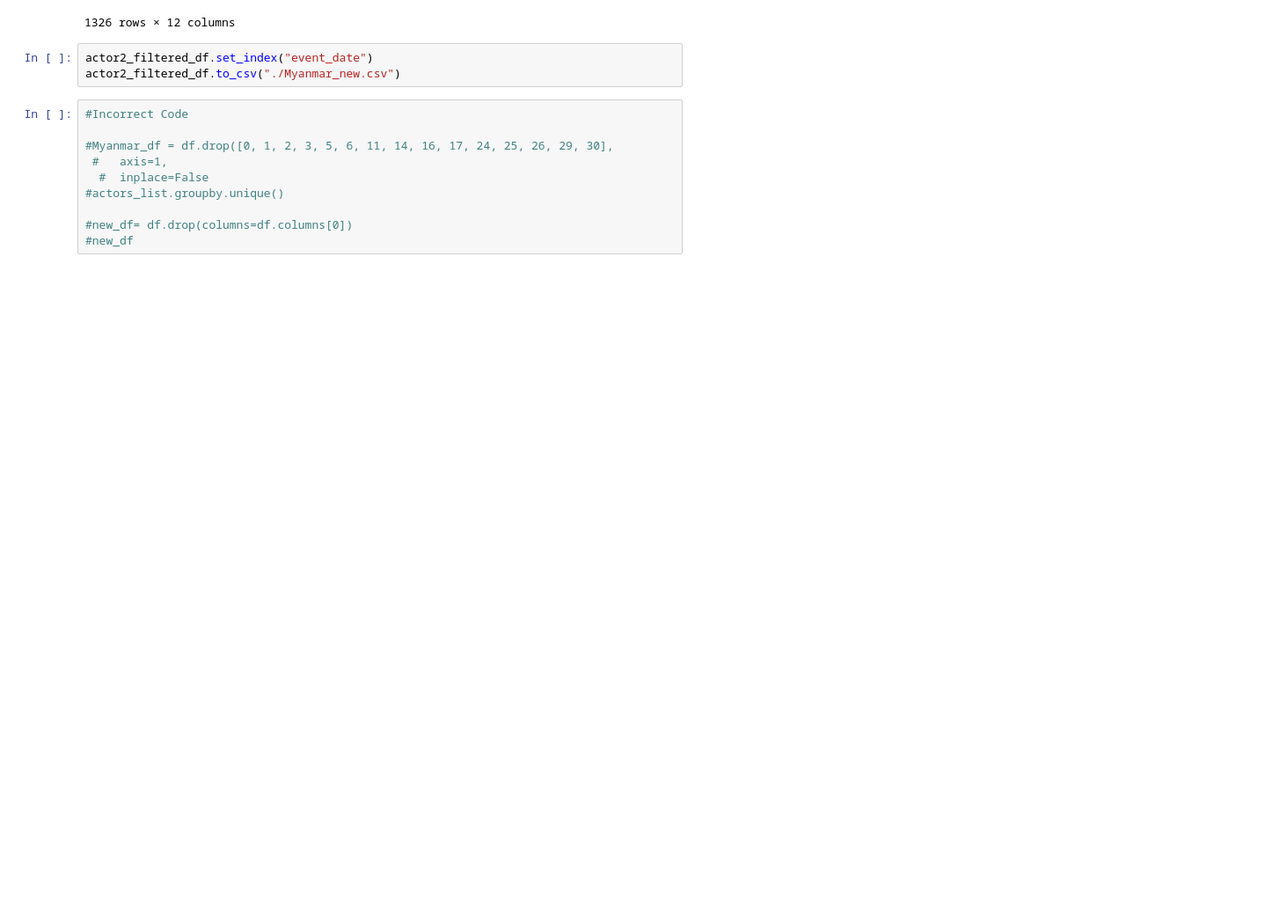
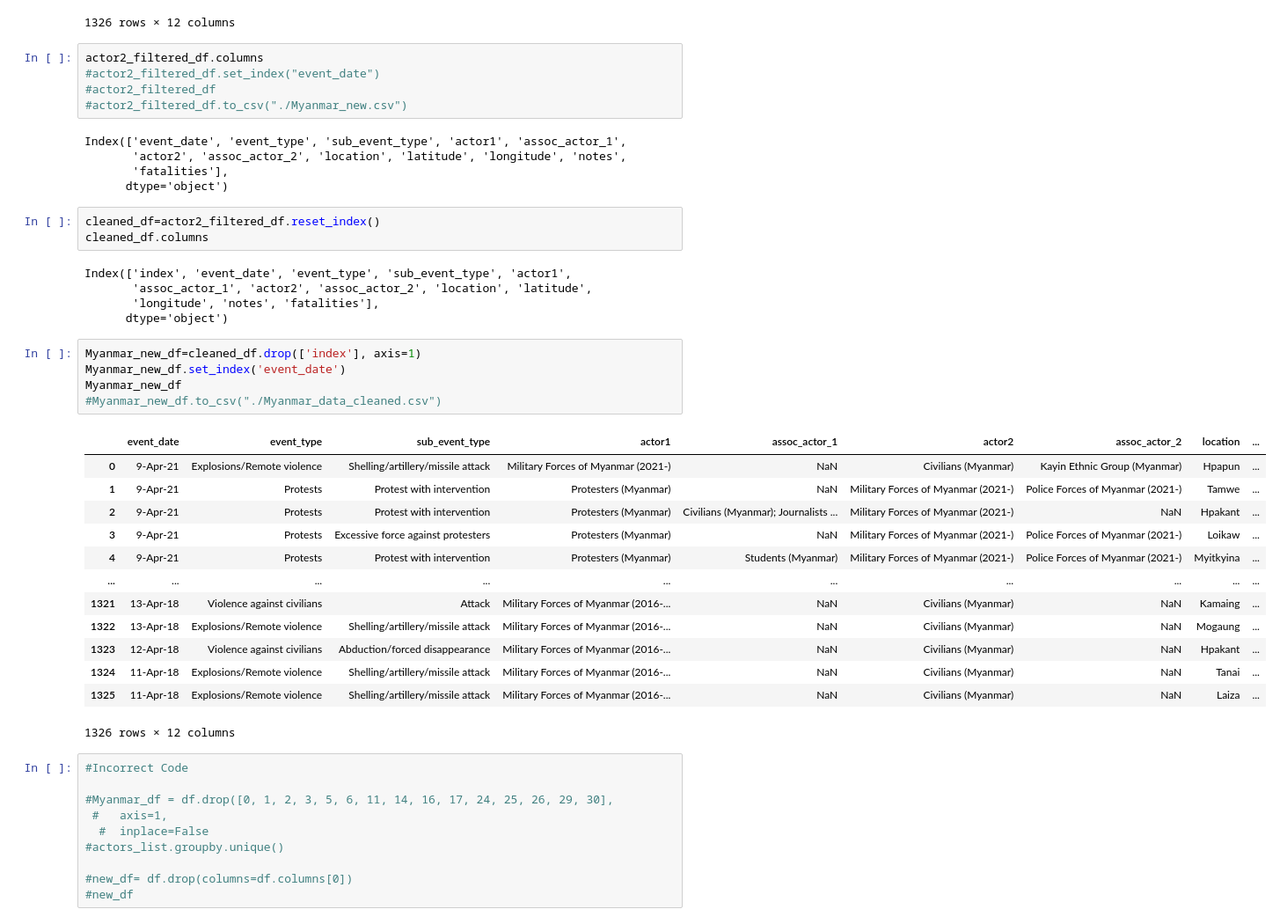
Before and after one commit to LisaCaruana/Myanmar_dashboard, a Jupyter notebook: Lisa/Myanmar_data.ipynb, the cells around one changed output. Shown at 88% size. Saved outputs shown, nothing was run; the diff lists cells and outputs as text; blank space fills up the shorter version.

Commit message:
Cleaned_data

```diff
--- a/Lisa/Myanmar_data.ipynb
+++ b/Lisa/Myanmar_data.ipynb
@@ -139,8 +139,42 @@ actor2_filtered_df
 | 7325 | 11-Apr-18 | Explosions/Remote violence | Shelling/artillery/missile attack | Military Forces of Myanmar (2016-... | NaN | Civilians (Myanmar) | NaN | Laiza | ... |
 1326 rows × 12 columns
 # %%
-actor2_filtered_df.set_index("event_date")
-actor2_filtered_df.to_csv("./Myanmar_new.csv")
+actor2_filtered_df.columns
+#actor2_filtered_df.set_index("event_date")
+#actor2_filtered_df
+#actor2_filtered_df.to_csv("./Myanmar_new.csv")
+# %% [output]
+Index(['event_date', 'event_type', 'sub_event_type', 'actor1', 'assoc_actor_1',
+       'actor2', 'assoc_actor_2', 'location', 'latitude', 'longitude', 'notes',
+       'fatalities'],
+      dtype='object')
+# %%
+cleaned_df=actor2_filtered_df.reset_index()
+cleaned_df.columns
+# %% [output]
+Index(['index', 'event_date', 'event_type', 'sub_event_type', 'actor1',
+       'assoc_actor_1', 'actor2', 'assoc_actor_2', 'location', 'latitude',
+       'longitude', 'notes', 'fatalities'],
+      dtype='object')
+# %%
+Myanmar_new_df=cleaned_df.drop(['index'], axis=1)
+Myanmar_new_df.set_index('event_date')
+Myanmar_new_df
+#Myanmar_new_df.to_csv("./Myanmar_data_cleaned.csv")
+# %% [output]
+|  | event_date | event_type | sub_event_type | actor1 | assoc_actor_1 | actor2 | assoc_actor_2 | location | ... |
+| 0 | 9-Apr-21 | Explosions/Remote violence | Shelling/artillery/missile attack | Military Forces of Myanmar (2021-) | NaN | Civilians (Myanmar) | Kayin Ethnic Group (Myanmar) | Hpapun | ... |
+| 1 | 9-Apr-21 | Protests | Protest with intervention | Protesters (Myanmar) | NaN | Military Forces of Myanmar (2021-) | Police Forces of Myanmar (2021-) | Tamwe | ... |
+| 2 | 9-Apr-21 | Protests | Protest with intervention | Protesters (Myanmar) | Civilians (Myanmar); Journalists ... | Military Forces of Myanmar (2021-) | NaN | Hpakant | ... |
+| 3 | 9-Apr-21 | Protests | Excessive force against protesters | Protesters (Myanmar) | NaN | Military Forces of Myanmar (2021-) | Police Forces of Myanmar (2021-) | Loikaw | ... |
+| 4 | 9-Apr-21 | Protests | Protest with intervention | Protesters (Myanmar) | Students (Myanmar) | Military Forces of Myanmar (2021-) | Police Forces of Myanmar (2021-) | Myitkyina | ... |
+| ... | ... | ... | ... | ... | ... | ... | ... | ... | ... |
+| 1321 | 13-Apr-18 | Violence against civilians | Attack | Military Forces of Myanmar (2016-... | NaN | Civilians (Myanmar) | NaN | Kamaing | ... |
+| 1322 | 13-Apr-18 | Explosions/Remote violence | Shelling/artillery/missile attack | Military Forces of Myanmar (2016-... | NaN | Civilians (Myanmar) | NaN | Mogaung | ... |
+| 1323 | 12-Apr-18 | Violence against civilians | Abduction/forced disappearance | Military Forces of Myanmar (2016-... | NaN | Civilians (Myanmar) | NaN | Hpakant | ... |
+| 1324 | 11-Apr-18 | Explosions/Remote violence | Shelling/artillery/missile attack | Military Forces of Myanmar (2016-... | NaN | Civilians (Myanmar) | NaN | Tanai | ... |
+| 1325 | 11-Apr-18 | Explosions/Remote violence | Shelling/artillery/missile attack | Military Forces of Myanmar (2016-... | NaN | Civilians (Myanmar) | NaN | Laiza | ... |
+1326 rows × 12 columns
 # %%
 #Incorrect Code
 
```
Also changed, not shown: 1 other file.
